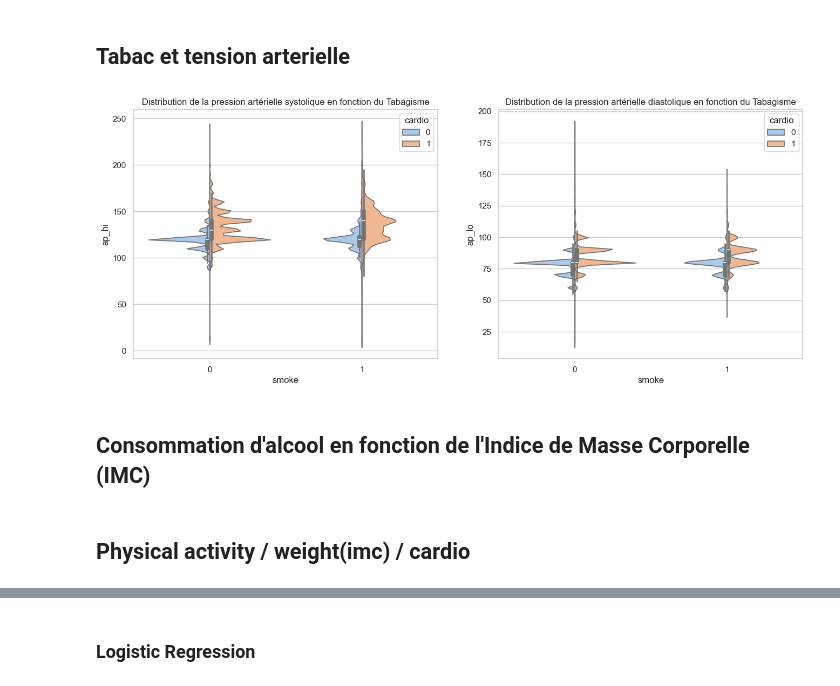
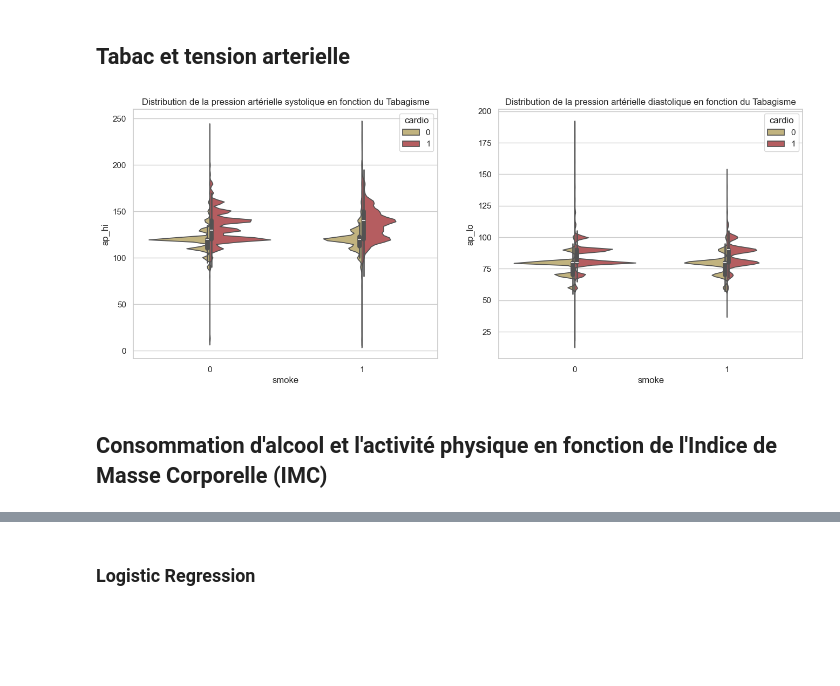
Before and after one commit to OussamaLay/maladie-cardiovasculaire, a Jupyter notebook: cardio.ipynb, the cells around one changed output, grey strips where cells are left out. Drawn from its saved outputs; the diff is of its cells as text; code cells hidden in the pictures; blank space fills up the shorter version.

```diff
--- a/cardio.ipynb
+++ b/cardio.ipynb
@@ -123,0 +140,2 @@ data['IMC'] = data['weight']/((data['height']/100)**2)
+# %%
+cleaned_data = data[(10 < data['IMC']) & (data['IMC'] < 65)]
@@ -124,7 +162,8 @@ data['IMC'] = data['weight']/((data['height']/100)**2)
 # %%
+sns.set_theme(style="whitegrid")
 plt.figure(figsize=(10, 6))
 
-sns.catplot(x="IMC", hue="gender", col="cardio", data=data, kind='bar', palette=["r", "b"])
+sns.catplot(x="IMC", hue="gender", col="cardio", data=cleaned_data, kind='bar', palette=["r", "b"])
 
 plt.show()
 # %% [output]
@@ -165,7 +204,8 @@ Text(0.5, 1.0, 'Boxplot pour ap_lo')
 # %% [markdown]
 Des valeurs extrêmement élevées pour la pression artérielle systolique (ap_hi) ou la pression artérielle diastolique (ap_lo), telles que celles dépassant 10000, sont généralement considérées comme irréalistes et peuvent résulter d'erreurs de mesure ou de saisie de données. En pratique médicale, de telles valeurs sont inhabituelles et ne correspondent pas aux plages normales de la pression artérielle.
 # %%
-cleaned_data = data[(10 < data['ap_hi']) & (data['ap_hi'] < 250) & (10 < data['ap_lo']) & (data['ap_lo'] < 200)]
+#cleaned_data = cleaned_data[(10 < data['ap_hi']) & (data['ap_hi'] < 250) & (10 < data['ap_lo']) & (data['ap_lo'] < 200)]
+cleaned_data = cleaned_data.loc[(10 < data['ap_hi']) & (data['ap_hi'] < 250) & (10 < data['ap_lo']) & (data['ap_lo'] < 200)]
 # %%
 cleaned_data.info()
 # %% [output]
@@ -254,15 +294,13 @@ plt.show()
 # %%
 fig, axes = plt.subplots(nrows=1, ncols=2, figsize=(16, 6))
 
-sns.violinplot(x="smoke", y="ap_hi", hue="cardio", data=cleaned_data, split=True, palette="pastel", ax=axes[0])
+sns.violinplot(x="smoke", y="ap_hi", hue="cardio", data=cleaned_data, split=True, palette=["y", "r"], ax=axes[0])
 axes[0].set_title('Distribution de la pression artérielle systolique en fonction du Tabagisme')
 
-sns.violinplot(x="smoke", y="ap_lo", hue="cardio", data=cleaned_data, split=True, palette="pastel", ax=axes[1])
+sns.violinplot(x="smoke", y="ap_lo", hue="cardio", data=cleaned_data, split=True, palette=["y", "r"], ax=axes[1])
 axes[1].set_title('Distribution de la pression artérielle diastolique en fonction du Tabagisme')
 plt.show()
 # %% [output]
-[figure, old version]
+[figure, new version]
 # %% [markdown]
-## Consommation d'alcool en fonction de l'Indice de Masse Corporelle (IMC)
+## Consommation d'alcool et l'activité physique en fonction de l'Indice de Masse Corporelle (IMC)
-# %% [markdown]
-## Physical activity / weight(imc) / cardio
```
Also changed, not shown: parts of 41 cells of this notebook, 1 other file.
